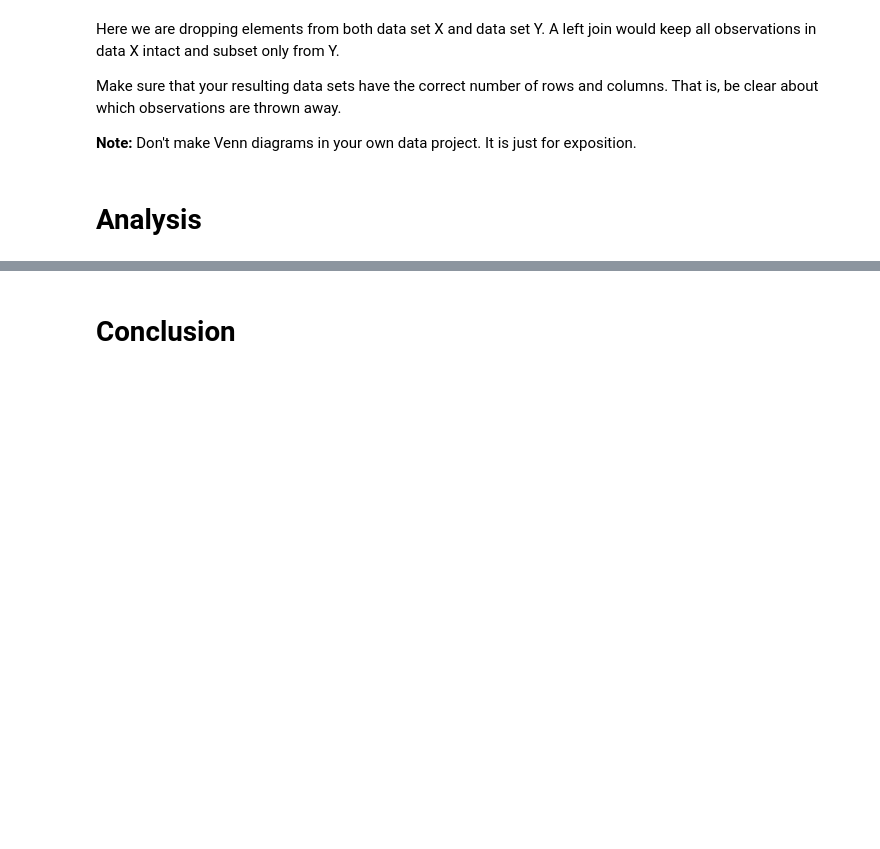
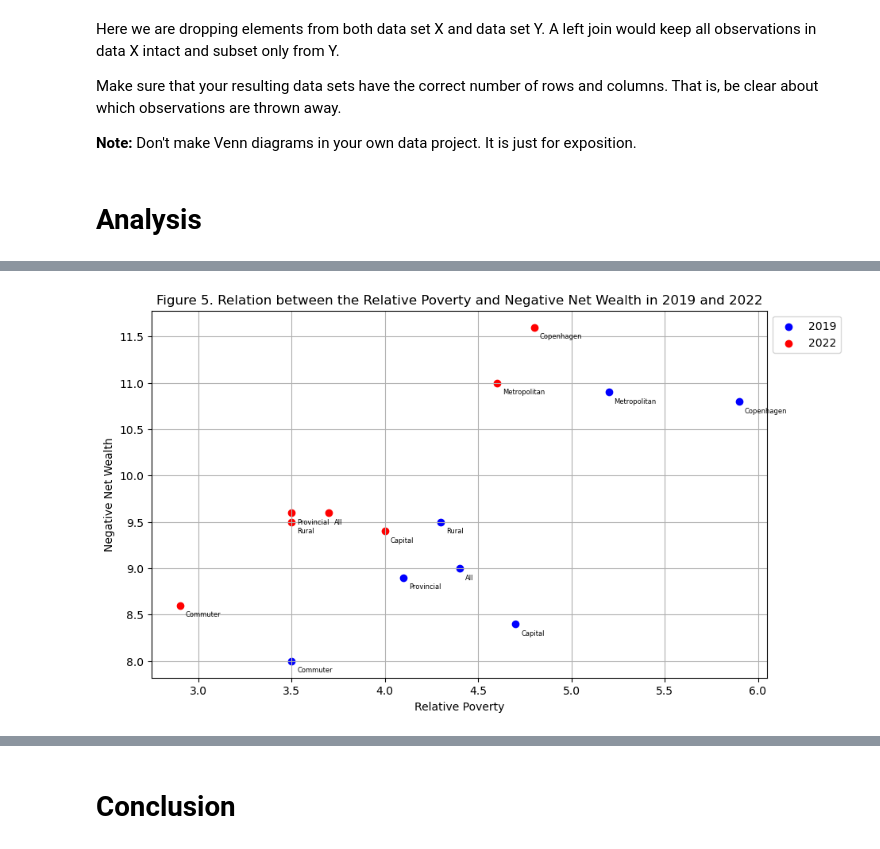
Before and after one commit to NumEconCopenhagen/projects-2024-petra-maritza-noah, a Jupyter notebook: dataproject/dataproject.ipynb, the cells around one changed output, grey strips where cells are left out. Drawn from its saved outputs; the diff is of its cells as text; code cells hidden in the pictures; blank space fills up the shorter version.

```diff
--- a/dataproject/dataproject.ipynb
+++ b/dataproject/dataproject.ipynb
@@ -319,0 +328,5 @@ MAKE FURTHER ANALYSIS. EXPLAIN THE CODE BRIEFLY AND SUMMARIZE THE RESULTS.
+# %%
+# Merging the relative poverty and negative net wealth data base
+merged_rp_nnw = pd.merge(rp, nnw, on=['location', 'year'])
+merged_rp_nnw.to_csv('rp_nnw_yrs.csv', index=False)
+print(merged_rp_nnw)
@@ -319,0 +349,38 @@ MAKE FURTHER ANALYSIS. EXPLAIN THE CODE BRIEFLY AND SUMMARIZE THE RESULTS.
+# %%
+#Ploting the relative poverty and negative net wealth for 2019 and 2022
+rp_nnw = merged_rp_nnw
+rp_nnw_2019 = merged_rp_nnw[merged_rp_nnw['year'] == 2019]
+rp_nnw_2022 = merged_rp_nnw[merged_rp_nnw['year'] == 2022]
+
+# Extract variables for 2019
+location_2019 = rp_nnw_2019['location']
+relative_poverty_2019 = rp_nnw_2019['relative_poverty']
+negative_net_wealth_2019 = rp_nnw_2019['negative_net_wealth']
+
+# Extract variables for 2022
+location_2022 = rp_nnw_2022['location']
+relative_poverty_2022 = rp_nnw_2022['relative_poverty']
+negative_net_wealth_2022 = rp_nnw_2022['negative_net_wealth']
+
+# Plot scatter plot for 2019 (blue color)
+plt.figure(figsize=(10, 6))
+plt.scatter(relative_poverty_2019, negative_net_wealth_2019, color='blue', label='2019')
+
+# Plot scatter plot for 2022 (red color)
+plt.scatter(relative_poverty_2022, negative_net_wealth_2022, color='red', label='2022')
+
+for i, txt in enumerate(location_2019):
+    plt.annotate(txt.split()[0], (relative_poverty_2019.iloc[i], negative_net_wealth_2019.iloc[i]), fontsize=6, xytext=(5,-10), textcoords='offset points')
+
+# Annotate each point with the corresponding location for 2022
+for i, txt in enumerate(location_2022):
+    plt.annotate(txt.split()[0], (relative_poverty_2022.iloc[i], negative_net_wealth_2022.iloc[i]), fontsize=6, xytext=(5,-10), textcoords='offset points')
+
+plt.grid(True)
+plt.title('Figure 5. Relation between the Relative Poverty and Negative Net Wealth in 2019 and 2022')
+plt.xlabel('Relative Poverty')
+plt.ylabel('Negative Net Wealth')
+plt.legend(loc='upper left', bbox_to_anchor=(1, 1))
+plt.show()
+# %% [output]
+[figure, added]
```
Also changed, not shown: parts of 13 cells of this notebook.
